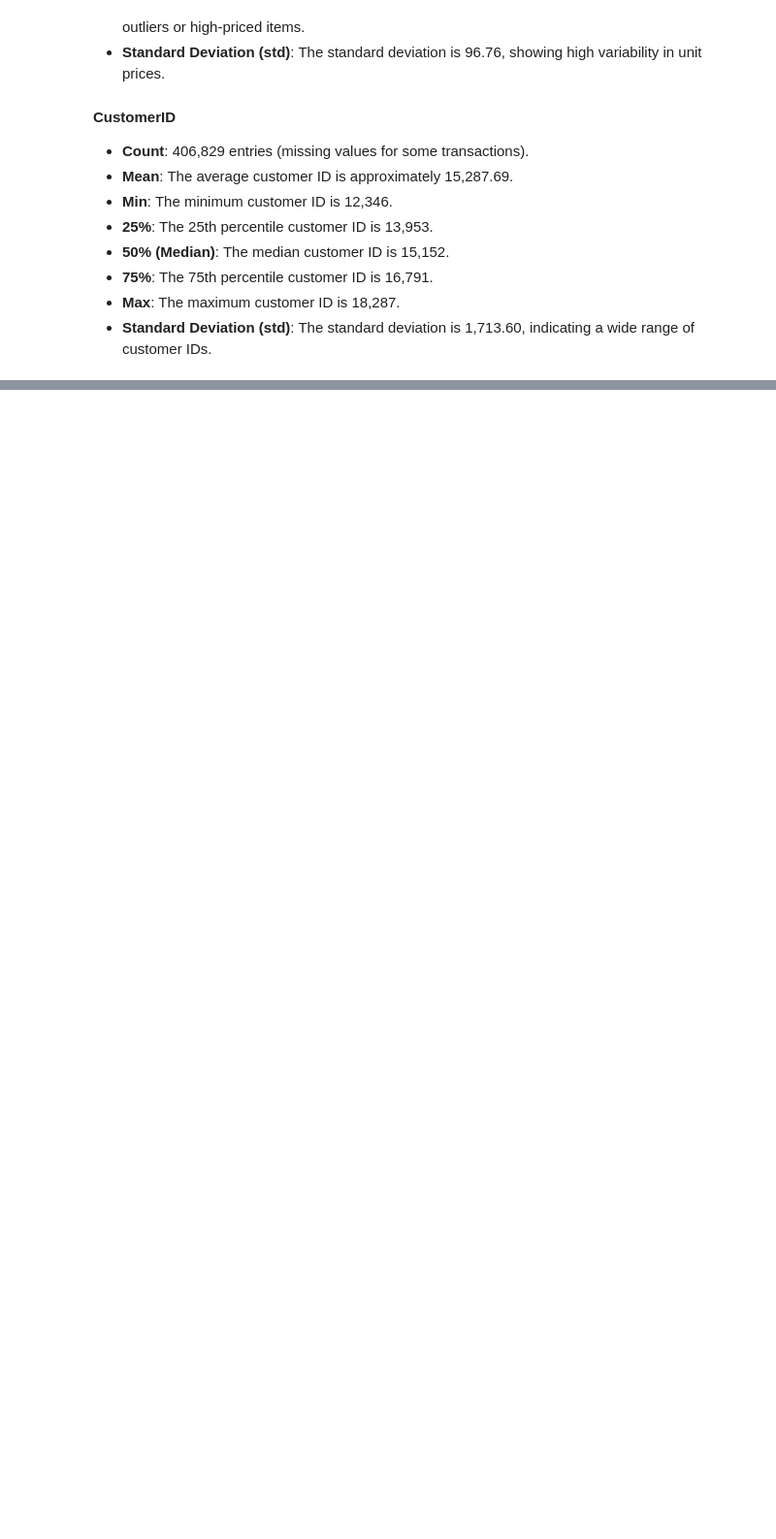
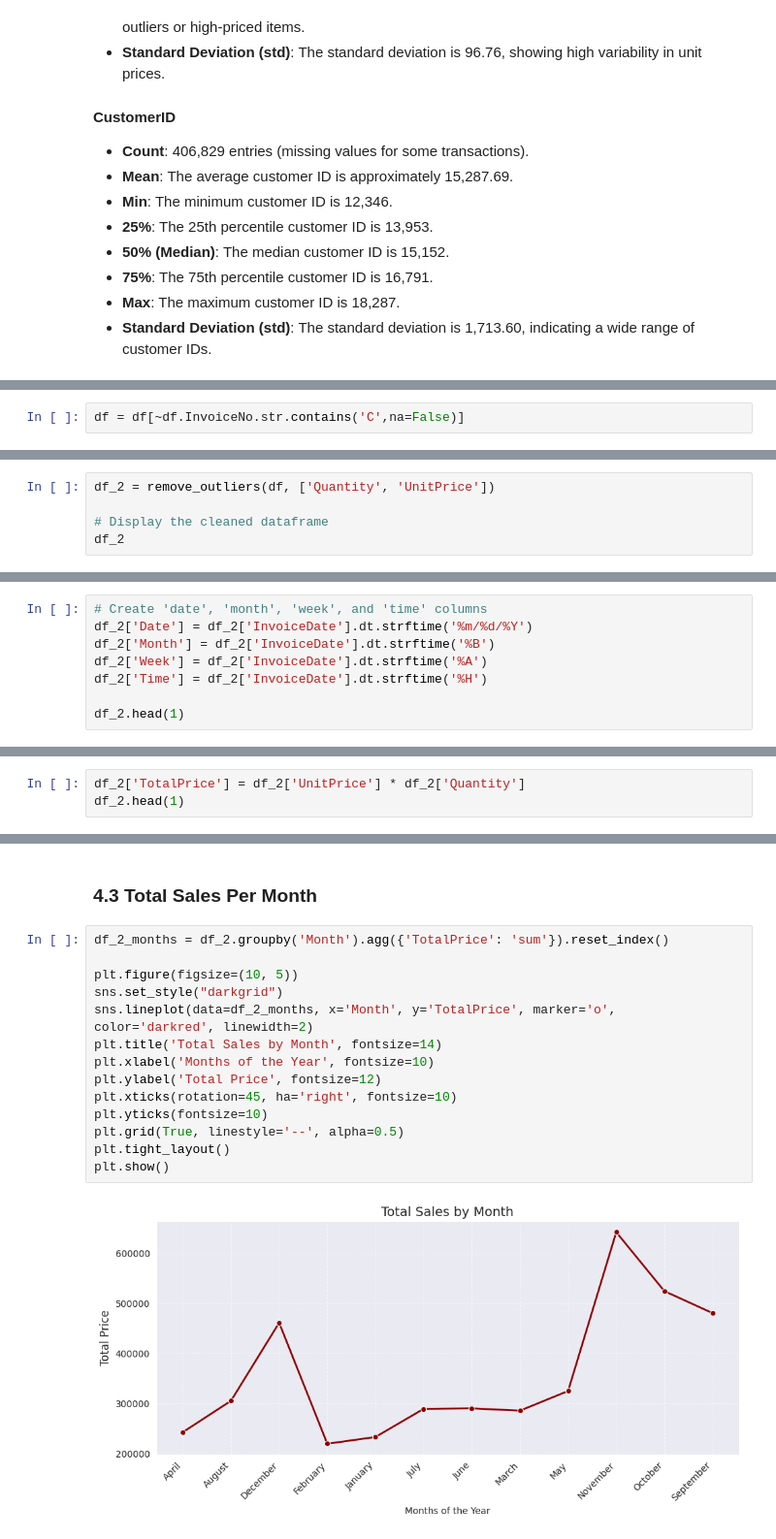
Before and after one commit to mohammadreza-mohammadi94/DataAnalysis-And-MachineLearning, a Jupyter notebook: 1. Business Intelligence and Sales Analysis/Online Retail Sales (Clustering)/Online_Retail_Sales_Cluestering_Model.ipynb, the cells around one changed output, grey strips where cells are left out. Shown at 97% size. Saved outputs shown, nothing was run; the diff lists cells and outputs as text; blank space fills up the shorter version.

```diff
--- a/1. Business Intelligence and Sales Analysis/Online Retail Sales (Clustering)/Online_Retail_Sales_Cluestering_Model.ipynb
+++ b/1. Business Intelligence and Sales Analysis/Online Retail Sales (Clustering)/Online_Retail_Sales_Cluestering_Model.ipynb
@@ -122,0 +344,2 @@ df.describe().T
+# %%
+df = df[~df.InvoiceNo.str.contains('C',na=False)]
@@ -122,0 +376,5 @@ df.describe().T
+# %%
+df_2 = remove_outliers(df, ['Quantity', 'UnitPrice'])
+
+# Display the cleaned dataframe
+df_2
@@ -122,0 +419,8 @@ df.describe().T
+# %%
+# Create 'date', 'month', 'week', and 'time' columns
+df_2['Date'] = df_2['InvoiceDate'].dt.strftime('%m/%d/%Y')
+df_2['Month'] = df_2['InvoiceDate'].dt.strftime('%B')
+df_2['Week'] = df_2['InvoiceDate'].dt.strftime('%A')
+df_2['Time'] = df_2['InvoiceDate'].dt.strftime('%H')
+
+df_2.head(1)
@@ -122,0 +432,3 @@ df.describe().T
+# %%
+df_2['TotalPrice'] = df_2['UnitPrice'] * df_2['Quantity']
+df_2.head(1)
@@ -122,0 +491,18 @@ df.describe().T
+# %% [markdown]
+### 4.3 Total Sales Per Month <a id=4.3></a>
+# %%
+df_2_months = df_2.groupby('Month').agg({'TotalPrice': 'sum'}).reset_index()
+
+plt.figure(figsize=(10, 5))
+sns.set_style("darkgrid")
+sns.lineplot(data=df_2_months, x='Month', y='TotalPrice', marker='o', color='darkred', linewidth=2)
+plt.title('Total Sales by Month', fontsize=14)
+plt.xlabel('Months of the Year', fontsize=10)
+plt.ylabel('Total Price', fontsize=12)
+plt.xticks(rotation=45, ha='right', fontsize=10)
+plt.yticks(fontsize=10)
+plt.grid(True, linestyle='--', alpha=0.5)
+plt.tight_layout()
+plt.show()
+# %% [output]
+[figure, added]
```
Also changed, not shown: parts of 48 cells of this notebook.
